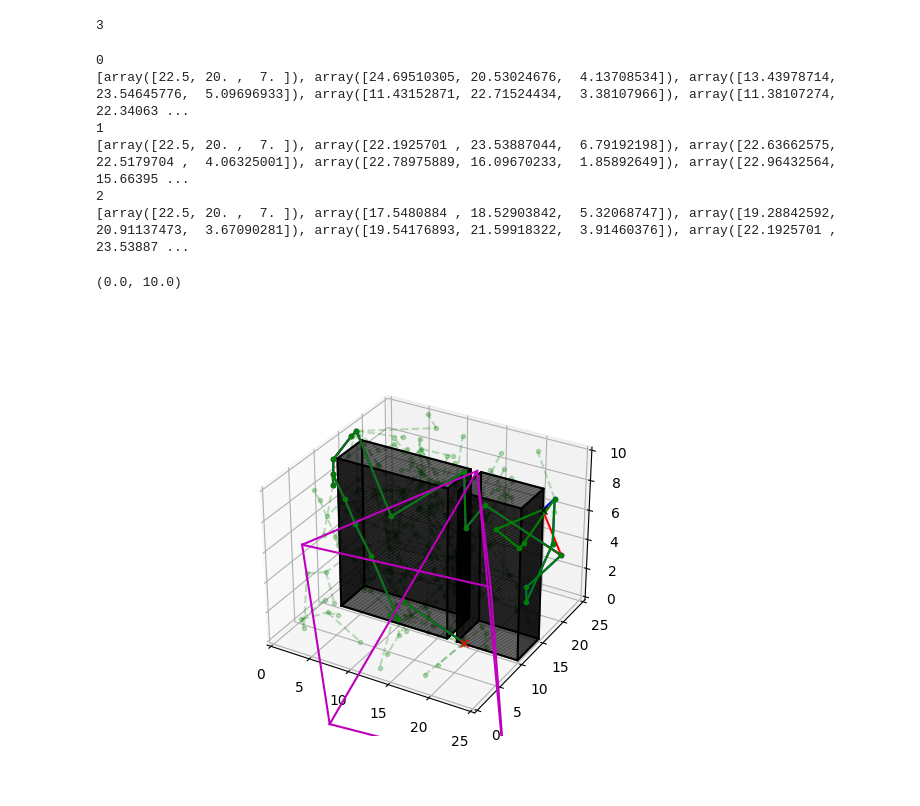
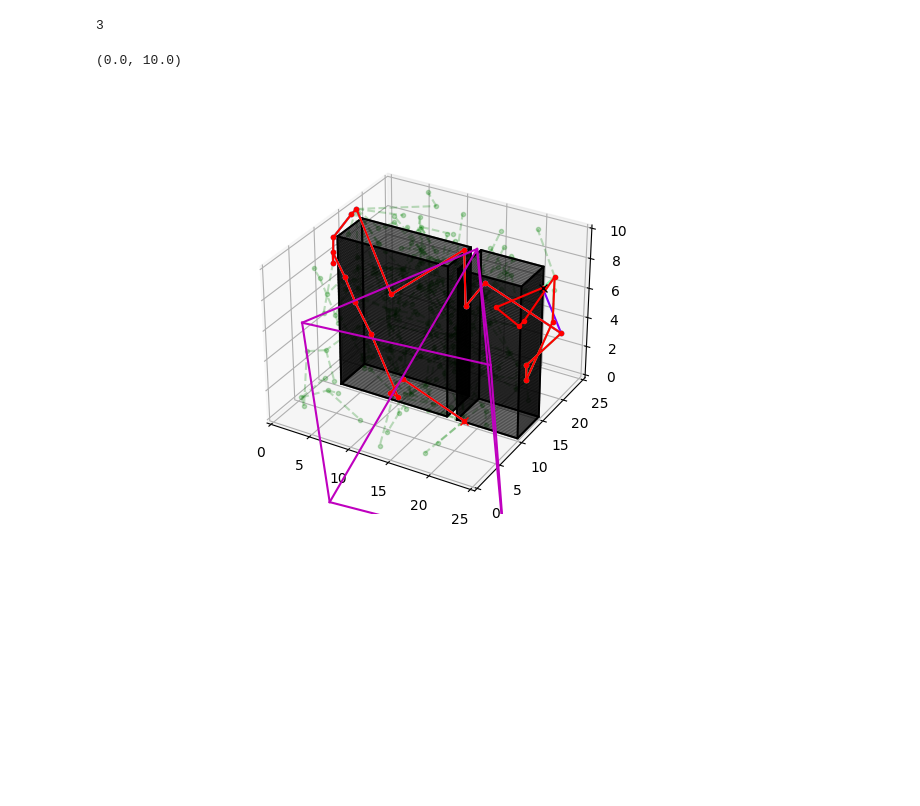
Before and after one commit to jeffersonkim97/cognis_UAM, a Jupyter notebook: script/3D/3DRRT_PathFinding.ipynb, the cells around one changed output. Saved outputs shown, nothing was run; the diff lists cells and outputs as text; code cells hidden in the pictures; blank space fills up the shorter version.

```diff
--- a/script/3D/3DRRT_PathFinding.ipynb
+++ b/script/3D/3DRRT_PathFinding.ipynb
@@ -266,45 +266,43 @@ for nb in range(building['nb']):
     ax.plot3D(bx, by, bz, '-k')
     ax.plot3D(bx, by, np.zeros(len(b)+1,), '-k')
 
     for i in range(len(b)):
         ax.plot3D([bx[i], bx[i]], [by[i], by[i]], [0, building[str(nb)]['height']], '-k')
 
 # Path
-#color = iter(cm.rainbow(np.linspace(0, 1, len(path))))
-color = ['r', 'b', 'g']
+color = iter(cm.rainbow(np.linspace(0, 1, len(path))))
+#color = ['r', 'b', 'g']
 for path_counter in range(len(path)):
-    print(str(path_counter))
+    #print(str(path_counter))
     computed_path = path[str(path_counter)]
-    print(computed_path)
-    #c = next(color)
+    #print(computed_path)
+    c = next(color)
     for i in range(len(computed_path)-1):
-        ax.plot3D([computed_path[i][0], computed_path[i+1][0]], [computed_path[i][1], computed_path[i+1][1]], [computed_path[i][2], computed_path[i+1][2]], '-', c=color[path_counter], label="line "+str(path_counter))
+        #ax.plot3D([computed_path[i][0], computed_path[i+1][0]], [computed_path[i][1], computed_path[i+1][1]], [computed_path[i][2], computed_path[i+1][2]], '-', c=color[path_counter], label="line "+str(path_counter))
+        ax.plot3D([computed_path[i][0], computed_path[i+1][0]], [computed_path[i][1], computed_path[i+1][1]], [computed_path[i][2], computed_path[i+1][2]], '-', c=c, label="line "+str(path_counter))
+
 
     for p in computed_path:
-        ax.plot3D(p[0], p[1], p[2], '.', c=color[path_counter])
+        #ax.plot3D(p[0], p[1], p[2], '.', c=color[path_counter])
+        ax.plot3D(p[0], p[1], p[2], '.', c=c)
+
 
 camera_vertex = cam0.get_vertex(T[-1])
 for i in range(4):
     temp = camera_vertex[str(i)]
 
     if i == 3:
         tempt = camera_vertex[str(0)]
     else:
         tempt = camera_vertex[str(i+1)]
     ax.plot3D([cam_pos[0], temp[0][0]], [cam_pos[1], temp[1][0]], [cam_pos[2], temp[2][0]], '-m')
     ax.plot3D([temp[0][0], tempt[0][0]], [temp[1][0], tempt[1][0]], [temp[2][0], tempt[2][0]], '-m')
 
 ax.plot3D(x0[0], x0[1], x0[2], 'xr')
 ax.plot3D(xf[0], xf[1], xf[2], 'xk')
 ax.set_xlim(map_size[0], map_size[1])
 ax.set_ylim(map_size[2], map_size[3])
 ax.set_zlim(map_size[4], map_size[5])
 # %% [output]
-0
-[array([22.5, 20. ,  7. ]), array([24.69510305, 20.53024676,  4.13708534]), array([13.43978714, 23.54645776,  5.09696933]), array([11.43152871, 22.71524434,  3.38107966]), array([11.38107274, 22.34063 ...
-1
-[array([22.5, 20. ,  7. ]), array([22.1925701 , 23.53887044,  6.79192198]), array([22.63662575, 22.5179704 ,  4.06325001]), array([22.78975889, 16.09670233,  1.85892649]), array([22.96432564, 15.66395 ...
-2
-[array([22.5, 20. ,  7. ]), array([17.5480884 , 18.52903842,  5.32068747]), array([19.28842592, 20.91137473,  3.67090281]), array([19.54176893, 21.59918322,  3.91460376]), array([22.1925701 , 23.53887 ...
+(0.0, 10.0)
-(0.0, 10.0)
-[figure, old version]
+[figure, new version]
```
Also changed, not shown: 1 other file.
